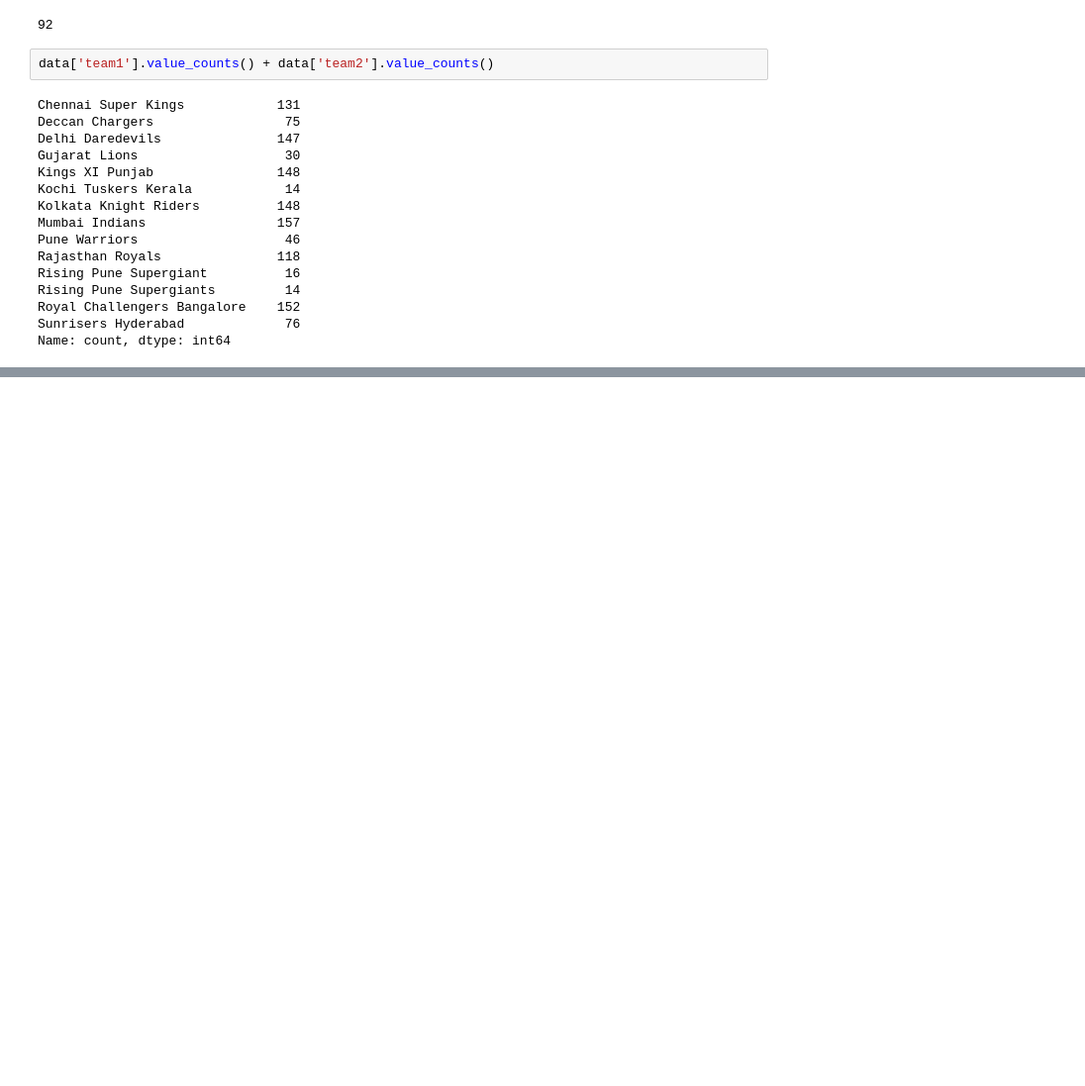
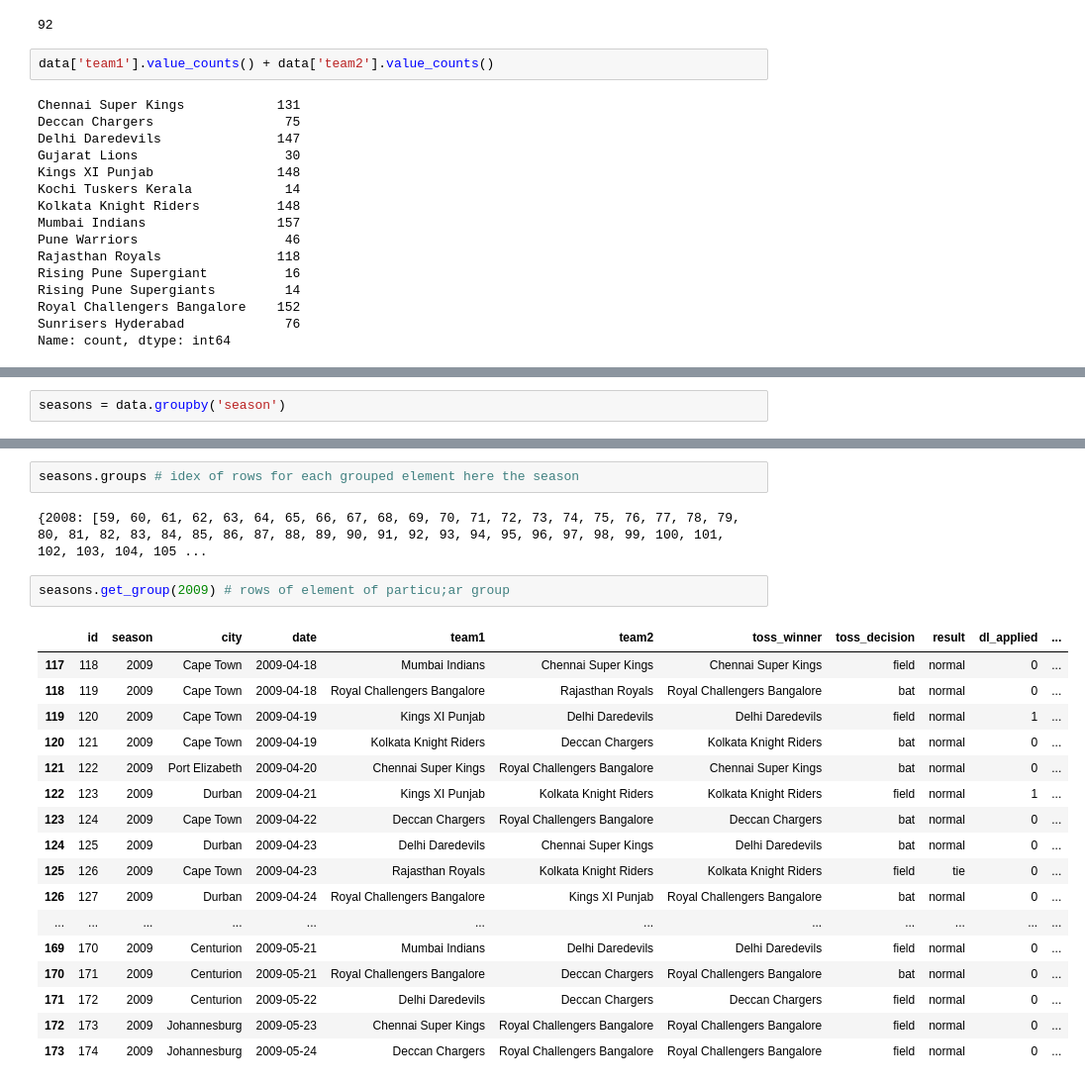
Before and after one commit to OjasTulswani/ml-learning-journal, a Jupyter notebook: pandas/ipl_analysis.ipynb, the cells around one changed output, grey strips where cells are left out. Shown: that part at 99% size. Saved outputs shown, nothing was run; the diff lists cells and outputs as text; blank space fills up the shorter version.

Commit message:
playing with data

```diff
--- a/pandas/ipl_analysis.ipynb
+++ b/pandas/ipl_analysis.ipynb
@@ -263,0 +339,2 @@ Name: count, dtype: int64
+# %%
+seasons = data.groupby('season')
@@ -263,0 +356,24 @@ Name: count, dtype: int64
+# %%
+seasons.groups # idex of rows for each grouped element here the season
+# %% [output]
+{2008: [59, 60, 61, 62, 63, 64, 65, 66, 67, 68, 69, 70, 71, 72, 73, 74, 75, 76, 77, 78, 79, 80, 81, 82, 83, 84, 85, 86, 87, 88, 89, 90, 91, 92, 93, 94, 95, 96, 97, 98, 99, 100, 101, 102, 103, 104, 105 ...
+# %%
+seasons.get_group(2009) # rows of element of particu;ar group
+# %% [output]
+|  | id | season | city | date | team1 | team2 | toss_winner | toss_decision | result | dl_applied | ... |
+| 117 | 118 | 2009 | Cape Town | 2009-04-18 | Mumbai Indians | Chennai Super Kings | Chennai Super Kings | field | normal | 0 | ... |
+| 118 | 119 | 2009 | Cape Town | 2009-04-18 | Royal Challengers Bangalore | Rajasthan Royals | Royal Challengers Bangalore | bat | normal | 0 | ... |
+| 119 | 120 | 2009 | Cape Town | 2009-04-19 | Kings XI Punjab | Delhi Daredevils | Delhi Daredevils | field | normal | 1 | ... |
+| 120 | 121 | 2009 | Cape Town | 2009-04-19 | Kolkata Knight Riders | Deccan Chargers | Kolkata Knight Riders | bat | normal | 0 | ... |
+| 121 | 122 | 2009 | Port Elizabeth | 2009-04-20 | Chennai Super Kings | Royal Challengers Bangalore | Chennai Super Kings | bat | normal | 0 | ... |
+| 122 | 123 | 2009 | Durban | 2009-04-21 | Kings XI Punjab | Kolkata Knight Riders | Kolkata Knight Riders | field | normal | 1 | ... |
+| 123 | 124 | 2009 | Cape Town | 2009-04-22 | Deccan Chargers | Royal Challengers Bangalore | Deccan Chargers | bat | normal | 0 | ... |
+| 124 | 125 | 2009 | Durban | 2009-04-23 | Delhi Daredevils | Chennai Super Kings | Delhi Daredevils | bat | normal | 0 | ... |
+| 125 | 126 | 2009 | Cape Town | 2009-04-23 | Rajasthan Royals | Kolkata Knight Riders | Kolkata Knight Riders | field | tie | 0 | ... |
+| 126 | 127 | 2009 | Durban | 2009-04-24 | Royal Challengers Bangalore | Kings XI Punjab | Royal Challengers Bangalore | bat | normal | 0 | ... |
+| ... | ... | ... | ... | ... | ... | ... | ... | ... | ... | ... | ... |
+| 169 | 170 | 2009 | Centurion | 2009-05-21 | Mumbai Indians | Delhi Daredevils | Delhi Daredevils | field | normal | 0 | ... |
+| 170 | 171 | 2009 | Centurion | 2009-05-21 | Royal Challengers Bangalore | Deccan Chargers | Royal Challengers Bangalore | bat | normal | 0 | ... |
+| 171 | 172 | 2009 | Centurion | 2009-05-22 | Delhi Daredevils | Deccan Chargers | Deccan Chargers | field | normal | 0 | ... |
+| 172 | 173 | 2009 | Johannesburg | 2009-05-23 | Chennai Super Kings | Royal Challengers Bangalore | Royal Challengers Bangalore | field | normal | 0 | ... |
+| 173 | 174 | 2009 | Johannesburg | 2009-05-24 | Deccan Chargers | Royal Challengers Bangalore | Royal Challengers Bangalore | field | normal | 0 | ... |
```
Also changed, not shown: parts of 9 cells of this notebook.
